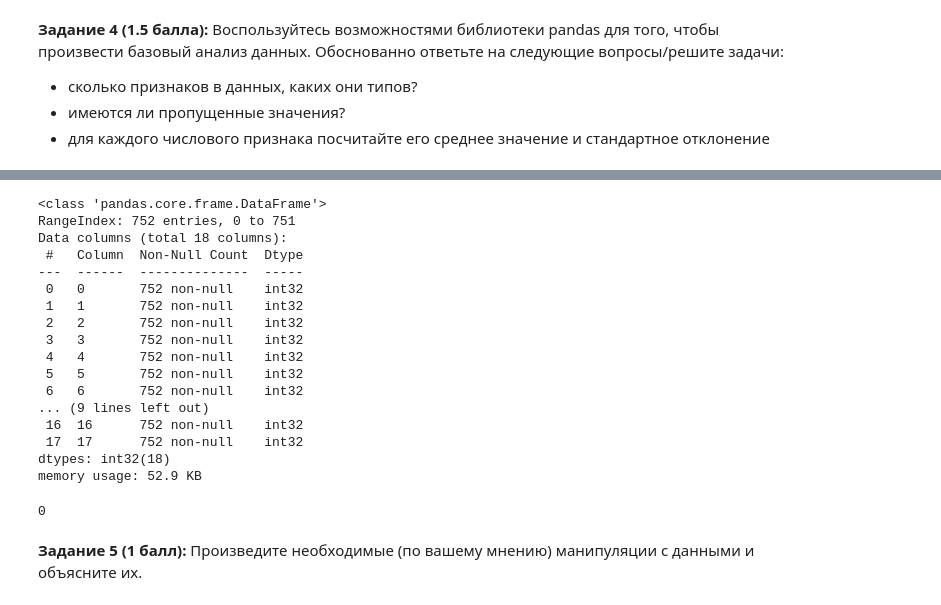
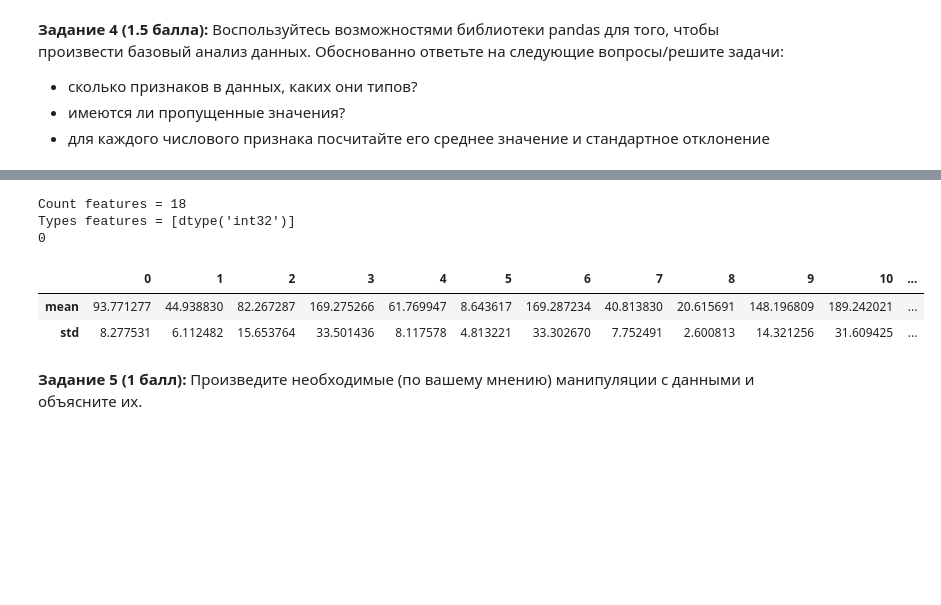
Before and after one commit to dep-810b-studs/mipt-python, a Jupyter notebook: tasks/mipt-python-task-ml.ipynb, the cells around one changed output, grey strips where cells are left out. Saved outputs shown, nothing was run; the diff lists cells and outputs as text; code cells hidden in the pictures; blank space fills up the shorter version.

```diff
--- a/tasks/mipt-python-task-ml.ipynb
+++ b/tasks/mipt-python-task-ml.ipynb
@@ -114,25 +107,17 @@ df.describe()[:2]
-# %%
-df.info()
-df.isnull().sum().sum()
-# %% [output]
-<class 'pandas.core.frame.DataFrame'>
-RangeIndex: 752 entries, 0 to 751
-Data columns (total 18 columns):
- #   Column  Non-Null Count  Dtype
----  ------  --------------  -----
- 0   0       752 non-null    int32
- 1   1       752 non-null    int32
- 2   2       752 non-null    int32
- 3   3       752 non-null    int32
- 4   4       752 non-null    int32
- 5   5       752 non-null    int32
- 6   6       752 non-null    int32
-... (9 lines left out)
- 16  16      752 non-null    int32
- 17  17      752 non-null    int32
-dtypes: int32(18)
-memory usage: 52.9 KB
-0
+# %%
+dataframe = pd.DataFrame(data)
+print(f'Count features = {len(dataframe.dtypes)}')
+print(f'Types features = {dataframe.dtypes.unique()}')
+print(f'')
+print(dataframe.isnull().sum().sum())
+dataframe.describe()[1:3]
+# %% [output]
+Count features = 18
+Types features = [dtype('int32')]
+0
+|  | 0 | 1 | 2 | 3 | 4 | 5 | 6 | 7 | 8 | 9 | 10 | ... |
+| mean | 93.771277 | 44.938830 | 82.267287 | 169.275266 | 61.769947 | 8.643617 | 169.287234 | 40.813830 | 20.615691 | 148.196809 | 189.242021 | ... |
+| std | 8.277531 | 6.112482 | 15.653764 | 33.501436 | 8.117578 | 4.813221 | 33.302670 | 7.752491 | 2.600813 | 14.321256 | 31.609425 | ... |
 # %% [markdown]
 __Задание 5 (1 балл):__ Произведите необходимые (по вашему мнению) манипуляции с данными и объясните их.
 # %%
```
Also changed, not shown: parts of 1 cell of this notebook.
